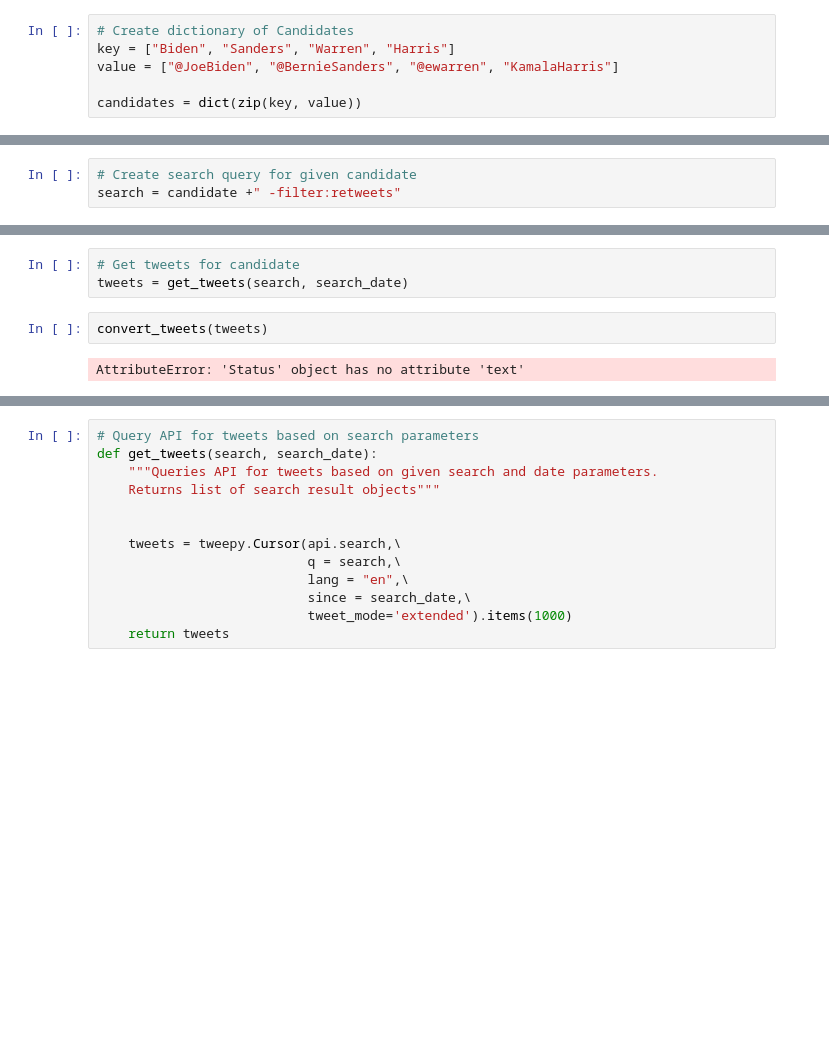
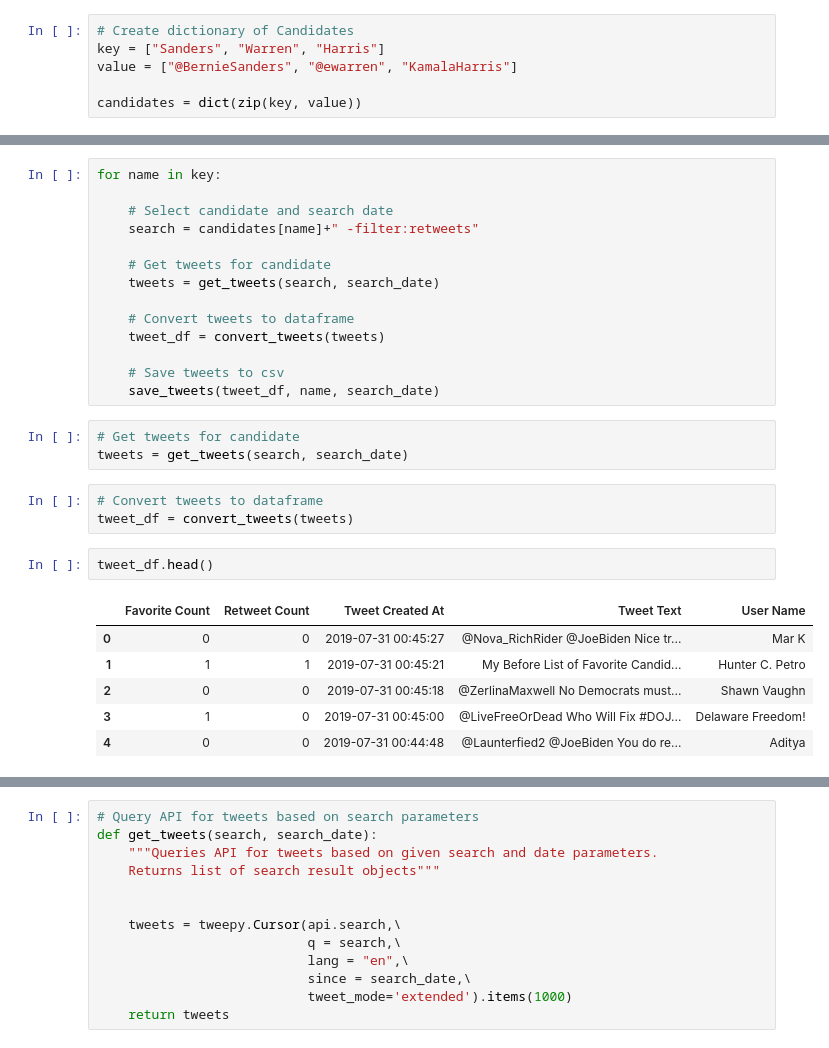
Before and after one commit to SMITASHA/sentimental_politics, a Jupyter notebook: twitter_api.ipynb, the cells around one changed output, grey strips where cells are left out. Drawn from its saved outputs; the diff is of its cells as text; blank space fills up the shorter version.

```diff
--- a/twitter_api.ipynb
+++ b/twitter_api.ipynb
@@ -46,7 +48,7 @@ auth.set_access_token(access_token, secret_token)
 api = tweepy.API(auth, wait_on_rate_limit=True)
 # %%
 # Create dictionary of Candidates
-key = ["Biden", "Sanders", "Warren", "Harris"]
-value = ["@JoeBiden", "@BernieSanders", "@ewarren", "KamalaHarris"]
+key = ["Sanders", "Warren", "Harris"]
+value = ["@BernieSanders", "@ewarren", "KamalaHarris"]
 
 candidates = dict(zip(key, value))
@@ -57,3 +54,0 @@ search_date = "2019-07-29"
-# %%
-# Create search query for given candidate
-search = candidate +" -filter:retweets"
@@ -60,7 +57,29 @@ search = candidate +" -filter:retweets"
+# %%
+for name in key:
+
+    # Select candidate and search date
+    search = candidates[name]+" -filter:retweets"
+
+    # Get tweets for candidate
+    tweets = get_tweets(search, search_date)
+
+    # Convert tweets to dataframe
+    tweet_df = convert_tweets(tweets)
+
+    # Save tweets to csv
+    save_tweets(tweet_df, name, search_date)
 # %%
 # Get tweets for candidate
 tweets = get_tweets(search, search_date)
-# %%
-convert_tweets(tweets)
-# %% [output]
-AttributeError: 'Status' object has no attribute 'text'
+# %%
+# Convert tweets to dataframe
+tweet_df = convert_tweets(tweets)
+# %%
+tweet_df.head()
+# %% [output]
+|  | Favorite Count | Retweet Count | Tweet Created At | Tweet Text | User Name |
+| 0 | 0 | 0 | 2019-07-31 00:45:27 | @Nova_RichRider @JoeBiden Nice tr... | Mar K |
+| 1 | 1 | 1 | 2019-07-31 00:45:21 | My Before List of Favorite Candid... | Hunter C. Petro |
+| 2 | 0 | 0 | 2019-07-31 00:45:18 | @ZerlinaMaxwell No Democrats must... | Shawn Vaughn |
+| 3 | 1 | 0 | 2019-07-31 00:45:00 | @LiveFreeOrDead Who Will Fix #DOJ... | Delaware Freedom! |
+| 4 | 0 | 0 | 2019-07-31 00:44:48 | @Launterfied2 @JoeBiden You do re... | Aditya |
```
Also changed, not shown: parts of 6 cells of this notebook, 9 other files.
